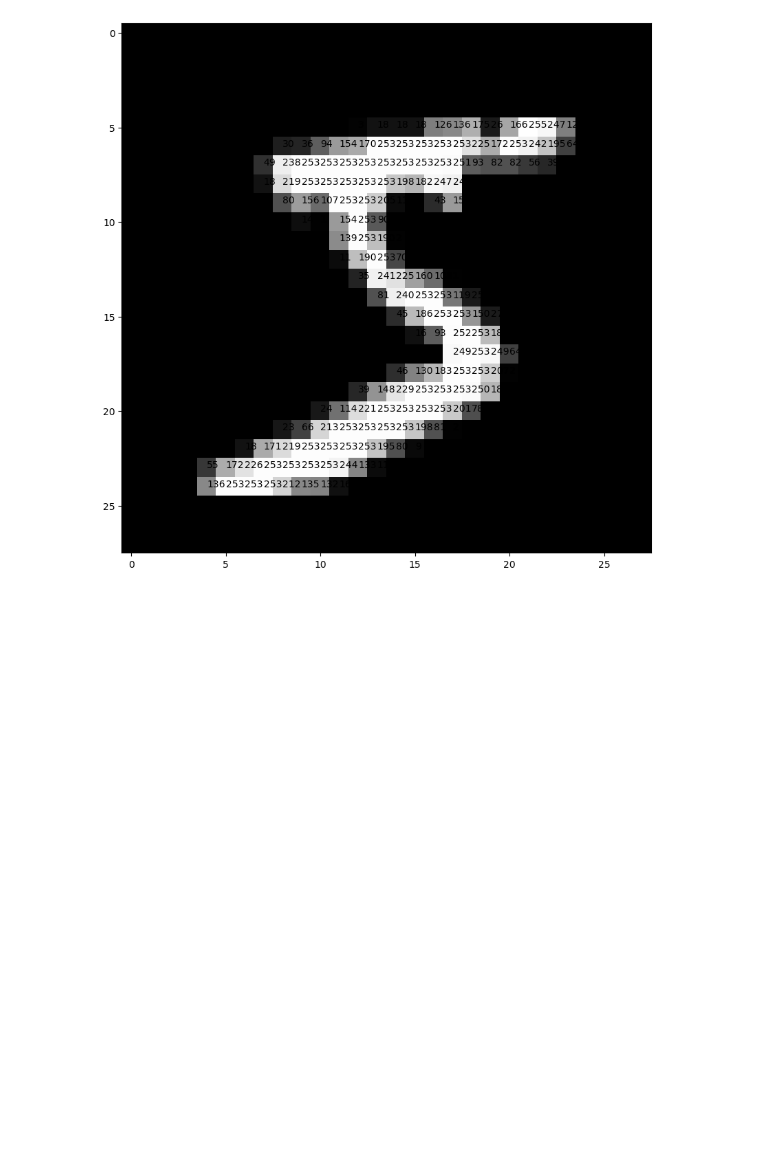
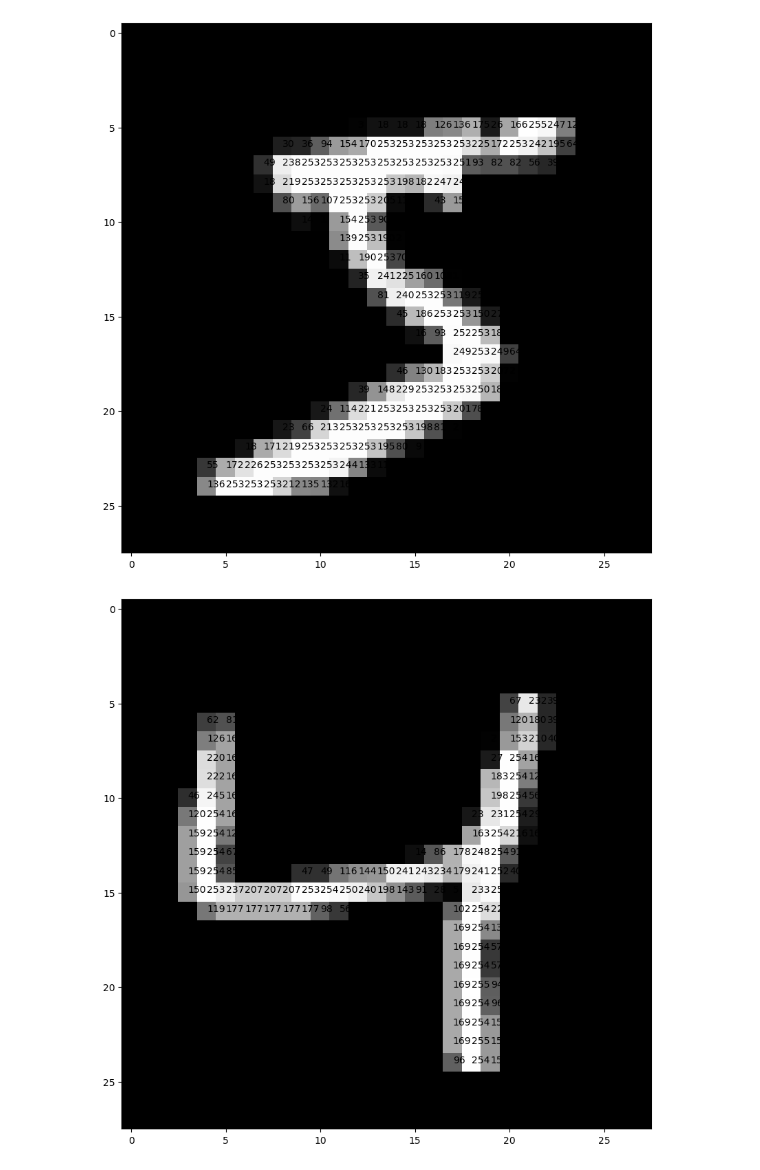
Before and after one commit to yasminkrmn/DeepLearning, a Jupyter notebook: 1_ANN/ANN.ipynb, the cells around one changed output. Cells and saved outputs as stored; diff of their text form; code cells hidden in the pictures; blank space fills up the shorter version.

```diff
--- a/1_ANN/ANN.ipynb
+++ b/1_ANN/ANN.ipynb
@@ -68,3 +68,7 @@ def pixel_visualize(image):
 pixel_visualize(x_train[0])
 # %% [output]
 [figure]
+# %%
+pixel_visualize(x_train[2])
+# %% [output]
+[figure, added]
```
